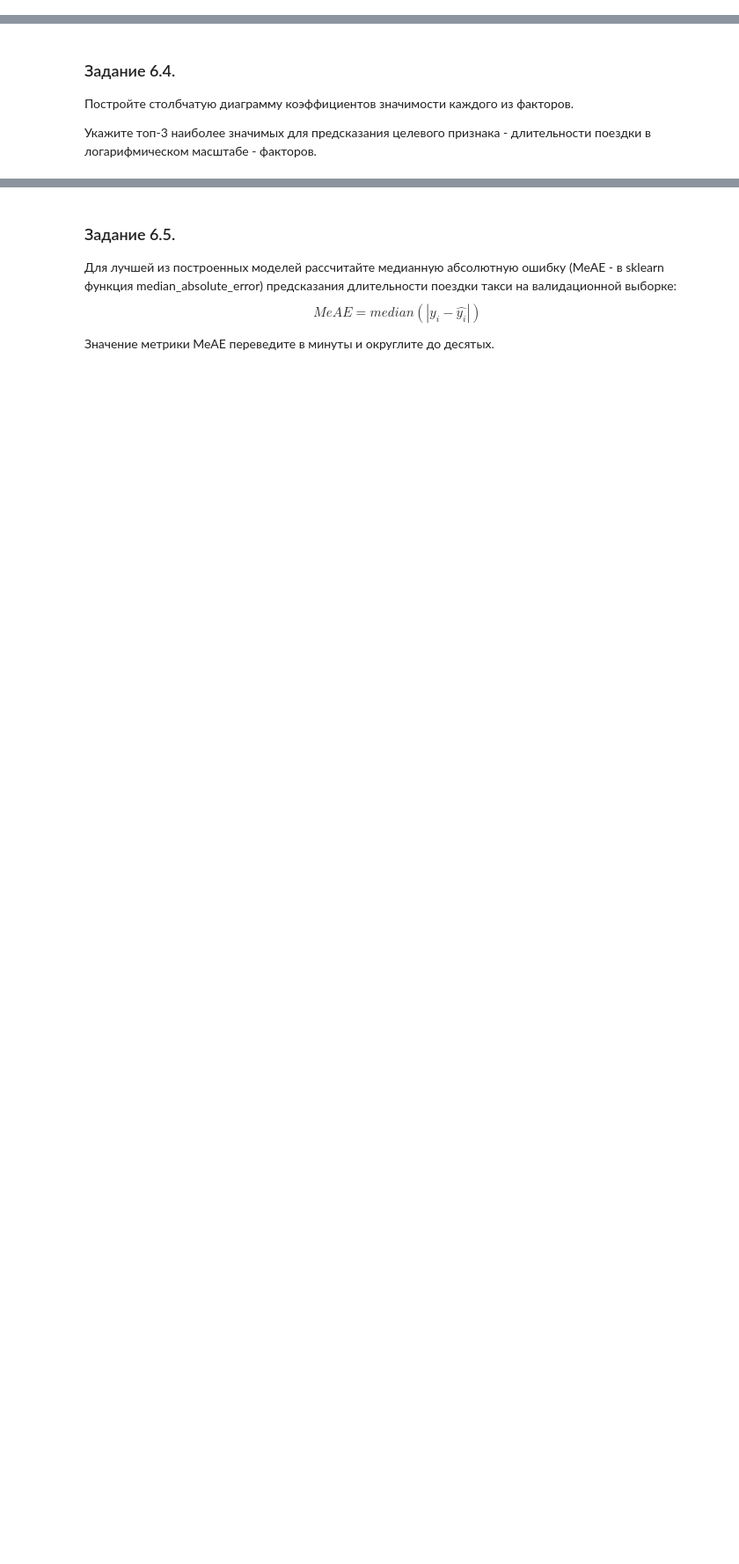
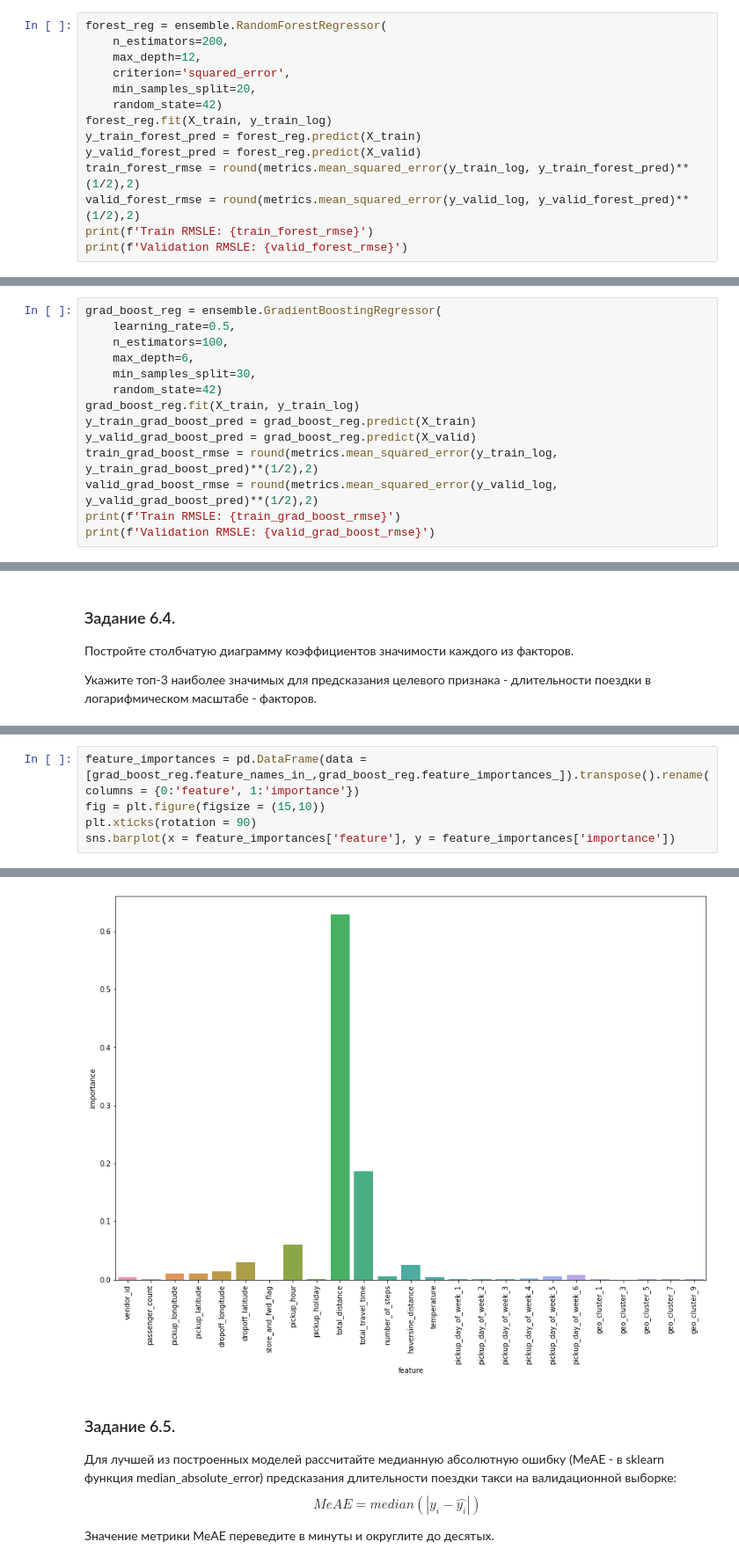
Before and after one commit to VladislavShumskiy/Projects, a Jupyter notebook: project_5/Project-5._Ноутбук-шаблон.ipynb, the cells around one changed output, grey strips where cells are left out. Shown at 88% size. Cells and saved outputs as stored; diff of their text form; blank space fills up the shorter version.

```diff
--- a/project_5/Project-5._Ноутбук-шаблон.ipynb
+++ b/project_5/Project-5._Ноутбук-шаблон.ipynb
@@ -926,0 +989,14 @@ max_depths = range(7, 20)
+# %%
+forest_reg = ensemble.RandomForestRegressor(
+    n_estimators=200,
+    max_depth=12,
+    criterion='squared_error',
+    min_samples_split=20,
+    random_state=42)
+forest_reg.fit(X_train, y_train_log)
+y_train_forest_pred = forest_reg.predict(X_train)
+y_valid_forest_pred = forest_reg.predict(X_valid)
+train_forest_rmse = round(metrics.mean_squared_error(y_train_log, y_train_forest_pred)**(1/2),2)
+valid_forest_rmse = round(metrics.mean_squared_error(y_valid_log, y_valid_forest_pred)**(1/2),2)
+print(f'Train RMSLE: {train_forest_rmse}')
+print(f'Validation RMSLE: {valid_forest_rmse}')
@@ -938,0 +1016,14 @@ max_depths = range(7, 20)
+# %%
+grad_boost_reg = ensemble.GradientBoostingRegressor(
+    learning_rate=0.5,
+    n_estimators=100,
+    max_depth=6,
+    min_samples_split=30,
+    random_state=42)
+grad_boost_reg.fit(X_train, y_train_log)
+y_train_grad_boost_pred = grad_boost_reg.predict(X_train)
+y_valid_grad_boost_pred = grad_boost_reg.predict(X_valid)
+train_grad_boost_rmse = round(metrics.mean_squared_error(y_train_log, y_train_grad_boost_pred)**(1/2),2)
+valid_grad_boost_rmse = round(metrics.mean_squared_error(y_valid_log, y_valid_grad_boost_pred)**(1/2),2)
+print(f'Train RMSLE: {train_grad_boost_rmse}')
+print(f'Validation RMSLE: {valid_grad_boost_rmse}')
@@ -953,0 +1046,6 @@ max_depths = range(7, 20)
+# %%
+feature_importances = pd.DataFrame(data = [grad_boost_reg.feature_names_in_,grad_boost_reg.feature_importances_]).transpose().rename(columns = {0:'feature', 1:'importance'})
+fig = plt.figure(figsize = (15,10))
+plt.xticks(rotation = 90)
+sns.barplot(x = feature_importances['feature'], y = feature_importances['importance'])
+# %% [output]
@@ -954,3 +1053,4 @@ max_depths = range(7, 20)
+[figure, added]
 # %% [markdown]
 ### Задание 6.5.
 Для лучшей из построенных моделей рассчитайте медианную абсолютную ошибку (MeAE - в sklearn функция median_absolute_error) предсказания длительности поездки такси на валидационной выборке:
```
Also changed, not shown: parts of 47 cells of this notebook, 1 other file.
